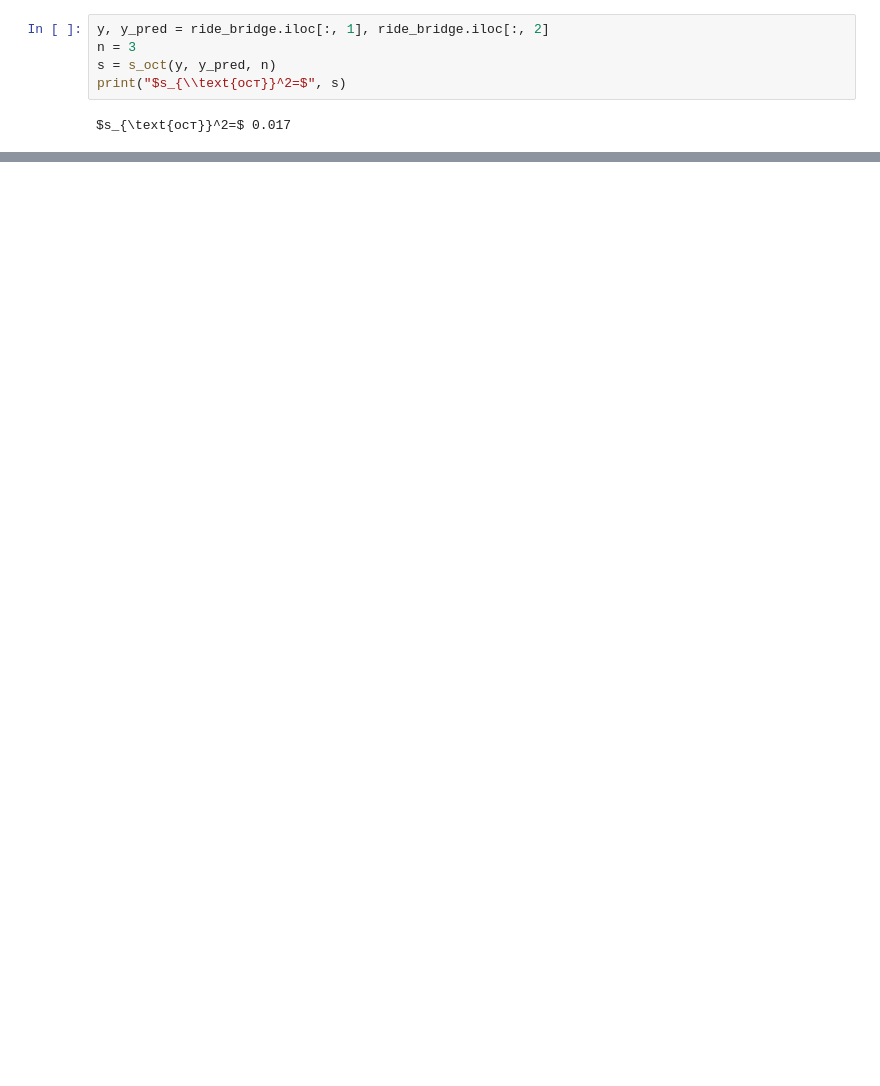
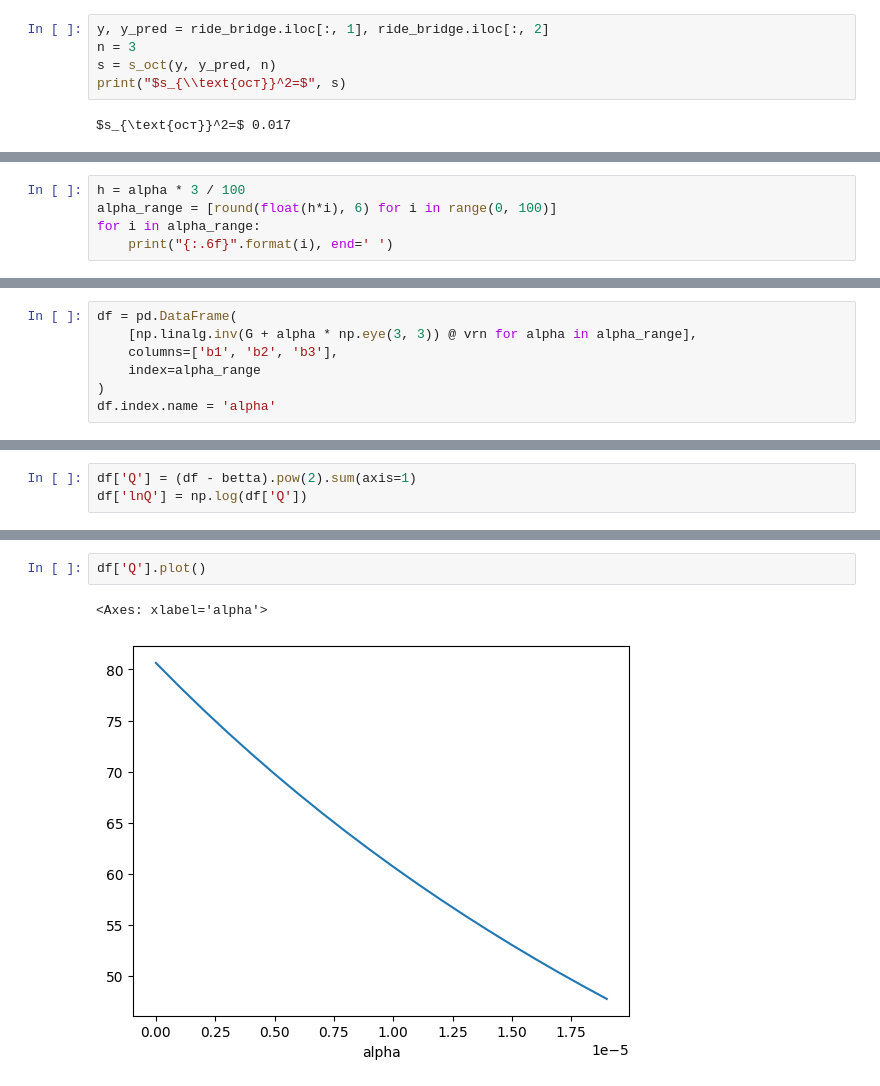
Before and after one commit to Aveocr/regression_analysis, a Jupyter notebook: 2semestr/2lb.ipynb, the cells around one changed output, grey strips where cells are left out. Cells and saved outputs as stored; diff of their text form; blank space fills up the shorter version.

```diff
--- a/2semestr/2lb.ipynb
+++ b/2semestr/2lb.ipynb
@@ -210,0 +232,5 @@ print(alpha)
+# %%
+h = alpha * 3 / 100
+alpha_range = [round(float(h*i), 6) for i in range(0, 100)]
+for i in alpha_range:
+    print("{:.6f}".format(i), end=' ')
@@ -223,0 +243,7 @@ Name: $ \hat{y_k} $, dtype: float64
+# %%
+df = pd.DataFrame(
+    [np.linalg.inv(G + alpha * np.eye(3, 3)) @ vrn for alpha in alpha_range],
+    columns=['b1', 'b2', 'b3'],
+    index=alpha_range
+)
+df.index.name = 'alpha'
@@ -223,0 +271,3 @@ Name: $ \hat{y_k} $, dtype: float64
+# %%
+df['Q'] = (df - betta).pow(2).sum(axis=1)
+df['lnQ'] = np.log(df['Q'])
@@ -223,0 +283,5 @@ Name: $ \hat{y_k} $, dtype: float64
+# %%
+df['Q'].plot()
+# %% [output]
+<Axes: xlabel='alpha'>
+[figure, added]
```
Also changed, not shown: parts of 20 cells of this notebook, 1 other file.
